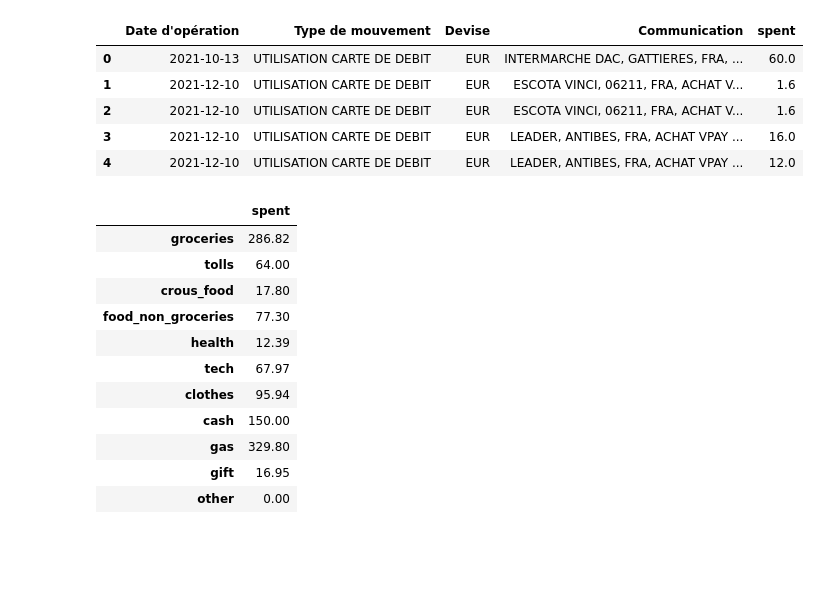
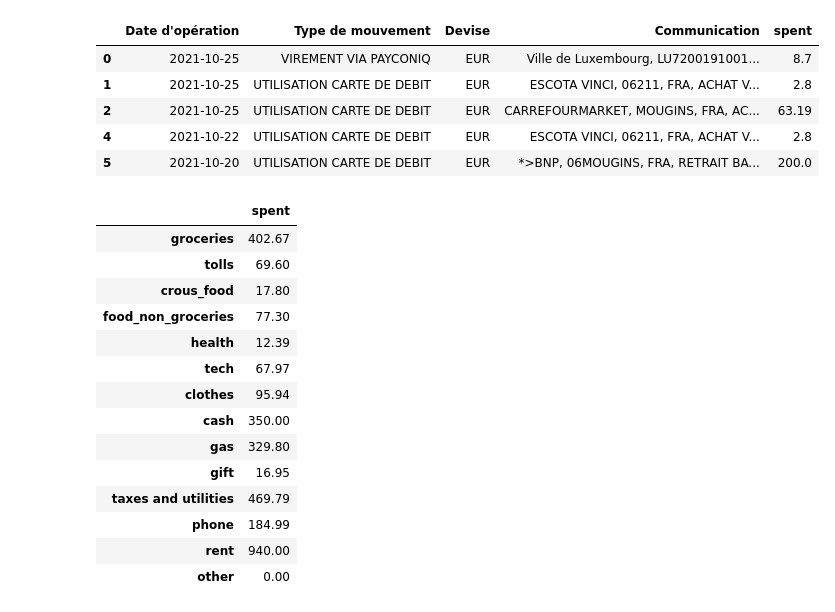
Before and after one commit to jorislimonier/expenses-analyser, a Jupyter notebook: main.ipynb, the cells around one changed output. Drawn from its saved outputs; the diff is of its cells as text; code cells hidden in the pictures; blank space fills up the shorter version.

```diff
--- a/main.ipynb
+++ b/main.ipynb
@@ -19,23 +20,24 @@ data.head()
 # %%
-debit = data[data["Type de mouvement"] == "UTILISATION CARTE DE DEBIT"].copy()
+debit = data[np.all([data["Montant"] < 0, data["Type de mouvement"] != "DECOMPTE VISA"], axis=0)].copy()
 debit["spent"] = debit.Montant * -1
 debit.drop(columns="Montant", inplace=True, errors="ignore")
 
+debit["Type de mouvement"].unique()
 debit.head()
 # %% [output]
 |  | Date d'opération | Type de mouvement | Devise | Communication | spent |
-| 0 | 2021-10-13 | UTILISATION CARTE DE DEBIT | EUR | INTERMARCHE DAC, GATTIERES, FRA, ... | 60.0 |
-| 1 | 2021-12-10 | UTILISATION CARTE DE DEBIT | EUR | ESCOTA VINCI, 06211, FRA, ACHAT V... | 1.6 |
-| 2 | 2021-12-10 | UTILISATION CARTE DE DEBIT | EUR | ESCOTA VINCI, 06211, FRA, ACHAT V... | 1.6 |
-| 3 | 2021-12-10 | UTILISATION CARTE DE DEBIT | EUR | LEADER, ANTIBES, FRA, ACHAT VPAY ... | 16.0 |
-| 4 | 2021-12-10 | UTILISATION CARTE DE DEBIT | EUR | LEADER, ANTIBES, FRA, ACHAT VPAY ... | 12.0 |
+| 0 | 2021-10-25 | VIREMENT VIA PAYCONIQ | EUR | Ville de Luxembourg, LU7200191001... | 8.7 |
+| 1 | 2021-10-25 | UTILISATION CARTE DE DEBIT | EUR | ESCOTA VINCI, 06211, FRA, ACHAT V... | 2.8 |
+| 2 | 2021-10-25 | UTILISATION CARTE DE DEBIT | EUR | CARREFOURMARKET, MOUGINS, FRA, AC... | 63.19 |
+| 4 | 2021-10-22 | UTILISATION CARTE DE DEBIT | EUR | ESCOTA VINCI, 06211, FRA, ACHAT V... | 2.8 |
+| 5 | 2021-10-20 | UTILISATION CARTE DE DEBIT | EUR | *>BNP, 06MOUGINS, FRA, RETRAIT BA... | 200.0 |
 # %%
 exp = pd.DataFrame(
     columns=["spent"],
     # add categories here
     index=["groceries", "tolls", "crous_food", "food_non_groceries",
-    "health", "tech", "clothes", "cash", "gas", "gift", "other"]
-    )
+           "health", "tech", "clothes", "cash", "gas", "gift", "taxes and utilities", "phone", "rent", "other"]
+)
 exp["spent"] = 0
 
 # categorize your expenses
@@ -59,11 +61,11 @@ for row in debit.iterrows():
         exp.loc["food_non_groceries", "spent"] += info["spent"]
     elif "pizzeria" in comm_lower:
         exp.loc["food_non_groceries", "spent"] += info["spent"]
-    elif "mirage sarl 4173455" in comm_lower: # hop store (bar)
+    elif "mirage sarl 4173455" in comm_lower:  # hop store (bar)
         exp.loc["food_non_groceries", "spent"] += info["spent"]
-    elif "rpa sta acro3" in comm_lower: # beer with generationZ
+    elif "rpa sta acro3" in comm_lower:  # beer with generationZ
         exp.loc["food_non_groceries", "spent"] += info["spent"]
-    elif "colgan, antibes" in comm_lower: # The Duke bar
+    elif "colgan, antibes" in comm_lower:  # The Duke bar
         exp.loc["food_non_groceries", "spent"] += info["spent"]
 
     elif "carrefourmarket, mougins" in comm_lower:
@@ -109,6 +111,24 @@ for row in debit.iterrows():
         exp.loc["clothes", "spent"] += info["spent"]
     elif "jules" in comm_lower and "2980914" in comm_lower:
         exp.loc["clothes", "spent"] += info["spent"]
+
+    elif "ville de luxembourg" in comm_lower:
+        exp.loc["taxes and utilities", "spent"] += info["spent"]
+    elif "edf" in comm_lower:
+        exp.loc["taxes and utilities", "spent"] += info["spent"]
+    elif "foyer assurances sa" in comm_lower:
+        exp.loc["taxes and utilities", "spent"] += info["spent"]
+    elif "tdo, 3 rue jean piret" in comm_lower:
+        exp.loc["taxes and utilities", "spent"] += info["spent"]
+
+    elif "sfr" in comm_lower:
+        exp.loc["phone", "spent"] += info["spent"]
+    elif "orange communications luxembourg" in comm_lower:
+        exp.loc["phone", "spent"] += info["spent"]
+
+    elif "billaudel" in comm_lower:
+        exp.loc["rent", "spent"] += info["spent"]
+
     else:
         print(f"""{info["Communication"]}\n{info["spent"]}\n""")
         exp.loc["other", "spent"] += info["spent"]
@@ -116,16 +136,19 @@ for row in debit.iterrows():
 exp
 # %% [output]
 |  | spent |
-| groceries | 286.82 |
-| tolls | 64.00 |
+| groceries | 402.67 |
+| tolls | 69.60 |
 | crous_food | 17.80 |
 | food_non_groceries | 77.30 |
 | health | 12.39 |
 | tech | 67.97 |
 | clothes | 95.94 |
-| cash | 150.00 |
+| cash | 350.00 |
 | gas | 329.80 |
 | gift | 16.95 |
+| taxes and utilities | 469.79 |
+| phone | 184.99 |
+| rent | 940.00 |
 | other | 0.00 |
 # %%
 import plotly.express as px
```
Also changed, not shown: parts of 2 cells of this notebook.
